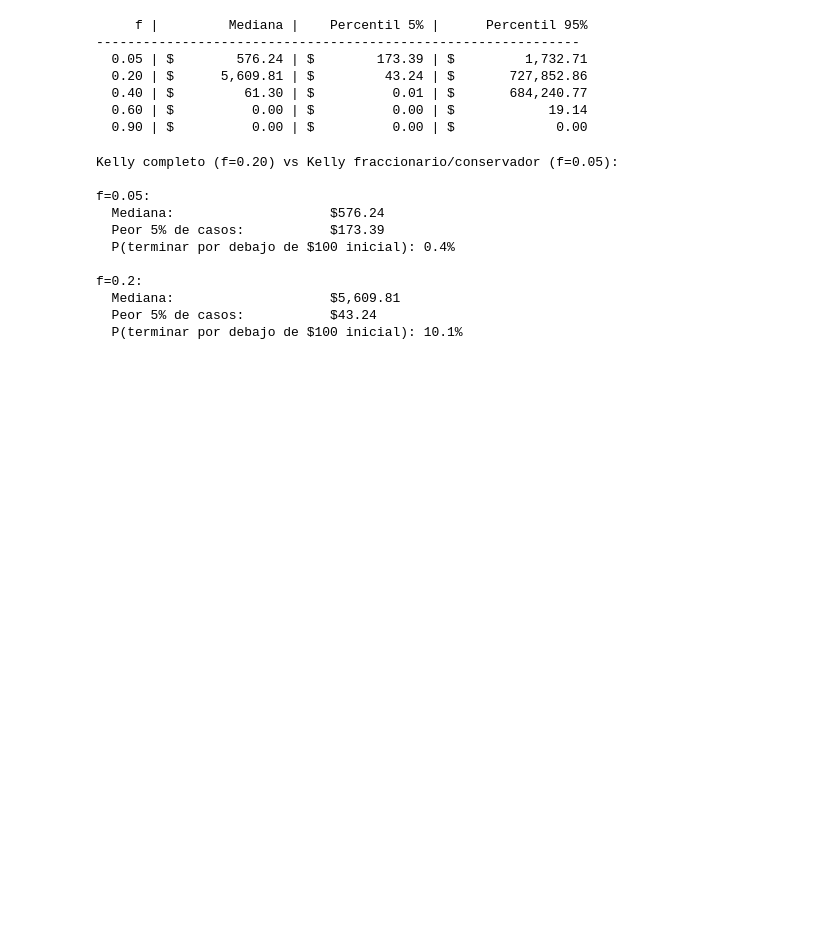
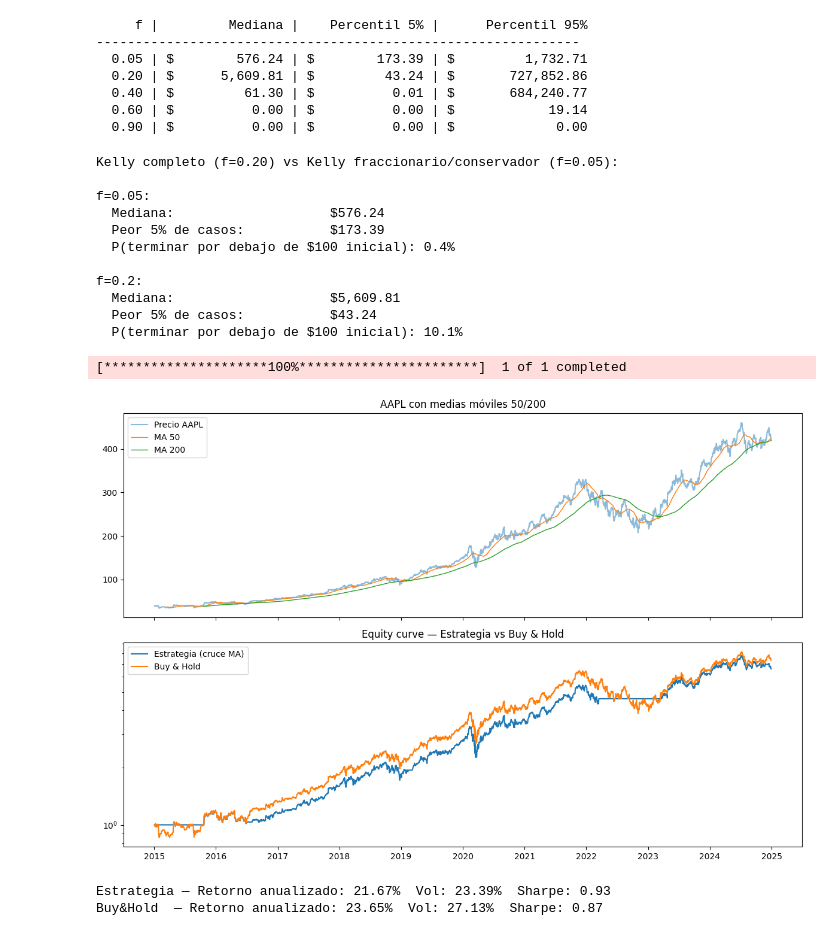
Before and after one commit to Petrack28/RoadMap2BecomeAQuant, a Jupyter notebook: 04-monte-carlo-risk/Semana 4.ipynb, the cells around one changed output. Cells and saved outputs as stored; diff of their text form; code cells hidden in the pictures; blank space fills up the shorter version.

Commit message:
Semana 9: cruce medias en multiples activos (acciones, forex, oro), leccion sobre muestra pequena

```diff
--- a/04-monte-carlo-risk/Semana 4.ipynb
+++ b/04-monte-carlo-risk/Semana 4.ipynb
@@ -230,0 +240,62 @@ f=0.2:
+# %%
+import numpy as np
+import pandas as pd
+import matplotlib.pyplot as plt
+import yfinance as yf
+
+# Descargamos un activo para probar la estrategia
+data = yf.download("MSFT", start="2015-01-01", end="2024-12-31")["Close"]
+if isinstance(data, pd.DataFrame):
+    data = data.squeeze()
+
+# --- Medias móviles desde primeros principios ---
+ma_corta = data.rolling(window=50).mean()
+ma_larga = data.rolling(window=200).mean()
+
+# --- Señal: 1 = estar comprado (posición larga), 0 = fuera del mercado ---
+# Cuando MA corta > MA larga → tendencia alcista → comprado
+señal = (ma_corta > ma_larga).astype(int)
+
+# --- IMPORTANTE: la señal de HOY se aplica al retorno de MAÑANA ---
+# (no puedes operar con información que aún no tenías al cierre del día)
+señal_shifted = señal.shift(1)
+
+retornos_activo = np.log(data / data.shift(1))
+retornos_estrategia = retornos_activo * señal_shifted
+
+# --- Comparación: estrategia vs buy & hold ---
+equity_estrategia = (1 + retornos_estrategia.fillna(0)).cumprod()
+equity_buyhold = (1 + retornos_activo.fillna(0)).cumprod()
+
+fig, axes = plt.subplots(2, 1, figsize=(12, 8), sharex=True)
+
+axes[0].plot(data, label="Precio AAPL", alpha=0.5)
+axes[0].plot(ma_corta, label="MA 50", linewidth=1)
+axes[0].plot(ma_larga, label="MA 200", linewidth=1)
+axes[0].set_title("AAPL con medias móviles 50/200")
+axes[0].legend()
+
+axes[1].plot(equity_estrategia, label="Estrategia (cruce MA)")
+axes[1].plot(equity_buyhold, label="Buy & Hold")
+axes[1].set_title("Equity curve — Estrategia vs Buy & Hold")
+axes[1].set_yscale('log')
+axes[1].legend()
+
+plt.tight_layout()
+plt.show()
+
+# Métricas básicas
+ret_anual_estrategia = retornos_estrategia.mean() * 252
+ret_anual_bh = retornos_activo.mean() * 252
+vol_estrategia = retornos_estrategia.std() * np.sqrt(252)
+vol_bh = retornos_activo.std() * np.sqrt(252)
+
+print(f"Estrategia — Retorno anualizado: {ret_anual_estrategia*100:.2f}%  "
+      f"Vol: {vol_estrategia*100:.2f}%  Sharpe: {ret_anual_estrategia/vol_estrategia:.2f}")
+print(f"Buy&Hold  — Retorno anualizado: {ret_anual_bh*100:.2f}%  "
+      f"Vol: {vol_bh*100:.2f}%  Sharpe: {ret_anual_bh/vol_bh:.2f}")
+# %% [output]
+[*********************100%***********************]  1 of 1 completed
+[figure, added]
+Estrategia — Retorno anualizado: 21.67%  Vol: 23.39%  Sharpe: 0.93
+Buy&Hold  — Retorno anualizado: 23.65%  Vol: 27.13%  Sharpe: 0.87
```
Also changed, not shown: parts of 4 cells of this notebook.
